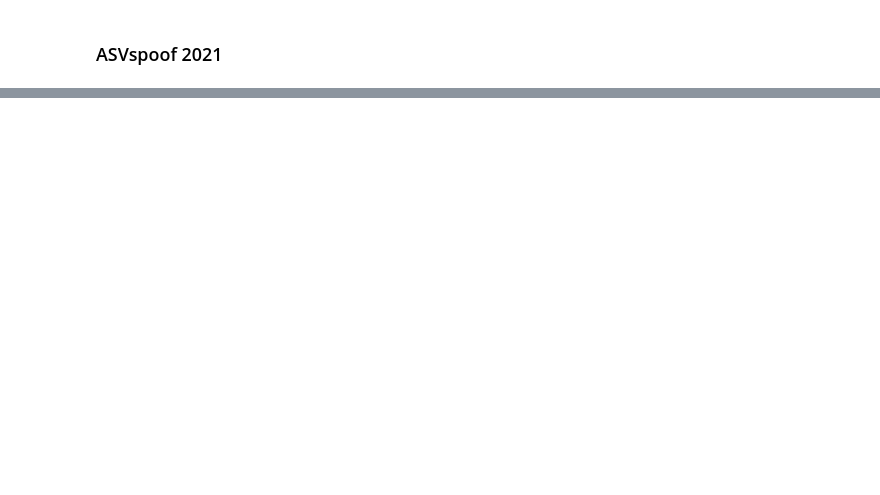
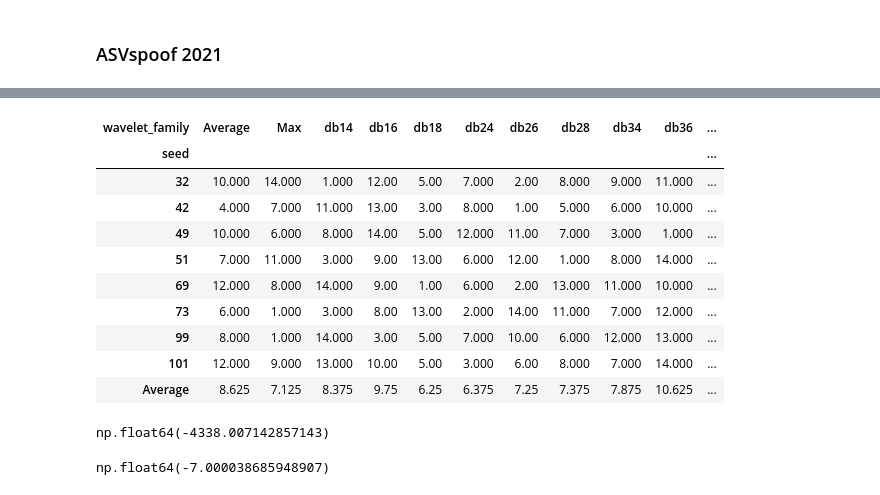
Before and after one commit to JoaoAssalim/wavelet-pooling-audio-deepfake, a Jupyter notebook: notebooks/statistical_analysis.ipynb, the cells around one changed output, grey strips where cells are left out. Drawn from its saved outputs; the diff is of its cells as text; code cells hidden in the pictures; blank space fills up the shorter version.

```diff
--- a/notebooks/statistical_analysis.ipynb
+++ b/notebooks/statistical_analysis.ipynb
@@ -248,0 +268,47 @@ sp.posthoc_nemenyi_friedman(data_2021.T)
+# %%
+rankings_2019 = {
+    seed: list(autorank_input_2019.loc[seed].sort_values().index)
+    for seed in autorank_input_2019.index
+}
+
+columns = autorank_input_2019.columns
+# %%
+dataset = {
+    i: [] for i in columns
+}
+# %%
+for i in columns:
+    for j in rankings_2019.values():
+        dataset[i].append(j.index(i) + 1)
+# %%
+ranking = pd.DataFrame(dataset, index=["32", "42", "49", "51", "69", "73", "99", "101"])
+ranking.index.name = "seed"
+ranking.columns.name = "wavelet_family"
+ranking.loc["Average"] = list(ranking.mean())
+
+ranking
+# %% [output]
+| wavelet_family | Average | Max | db14 | db16 | db18 | db24 | db26 | db28 | db34 | db36 | ... |
+| seed |  |  |  |  |  |  |  |  |  |  | ... |
+| 32 | 10.000 | 14.000 | 1.000 | 12.00 | 5.00 | 7.000 | 2.00 | 8.000 | 9.000 | 11.000 | ... |
+| 42 | 4.000 | 7.000 | 11.000 | 13.00 | 3.00 | 8.000 | 1.00 | 5.000 | 6.000 | 10.000 | ... |
+| 49 | 10.000 | 6.000 | 8.000 | 14.00 | 5.00 | 12.000 | 11.00 | 7.000 | 3.000 | 1.000 | ... |
+| 51 | 7.000 | 11.000 | 3.000 | 9.00 | 13.00 | 6.000 | 12.00 | 1.000 | 8.000 | 14.000 | ... |
+| 69 | 12.000 | 8.000 | 14.000 | 9.00 | 1.00 | 6.000 | 2.00 | 13.000 | 11.000 | 10.000 | ... |
+| 73 | 6.000 | 1.000 | 3.000 | 8.00 | 13.00 | 2.000 | 14.00 | 11.000 | 7.000 | 12.000 | ... |
+| 99 | 8.000 | 1.000 | 14.000 | 3.00 | 5.00 | 7.000 | 10.00 | 6.000 | 12.000 | 13.000 | ... |
+| 101 | 12.000 | 9.000 | 13.000 | 10.00 | 5.00 | 3.000 | 6.00 | 8.000 | 7.000 | 14.000 | ... |
+| Average | 8.625 | 7.125 | 8.375 | 9.75 | 6.25 | 6.375 | 7.25 | 7.375 | 7.875 | 10.625 | ... |
+# %%
+N = len(rankings_2019)
+k = len(rankings_2019[42])
+
+chi_square = ((12 * N) / (k * (k+1))) * sum([(ranking.iloc[:, i]["Average"])**2 - ((k*(k+1)**2)/4) for i in range(1, k)])
+chi_square
+# %% [output]
+np.float64(-4338.007142857143)
+# %%
+FF = ((N-1) * chi_square**2) / (N * (k-1) - chi_square**2)
+FF
+# %% [output]
+np.float64(-7.000038685948907)
```
Also changed, not shown: parts of 14 cells of this notebook, 9 other files.
